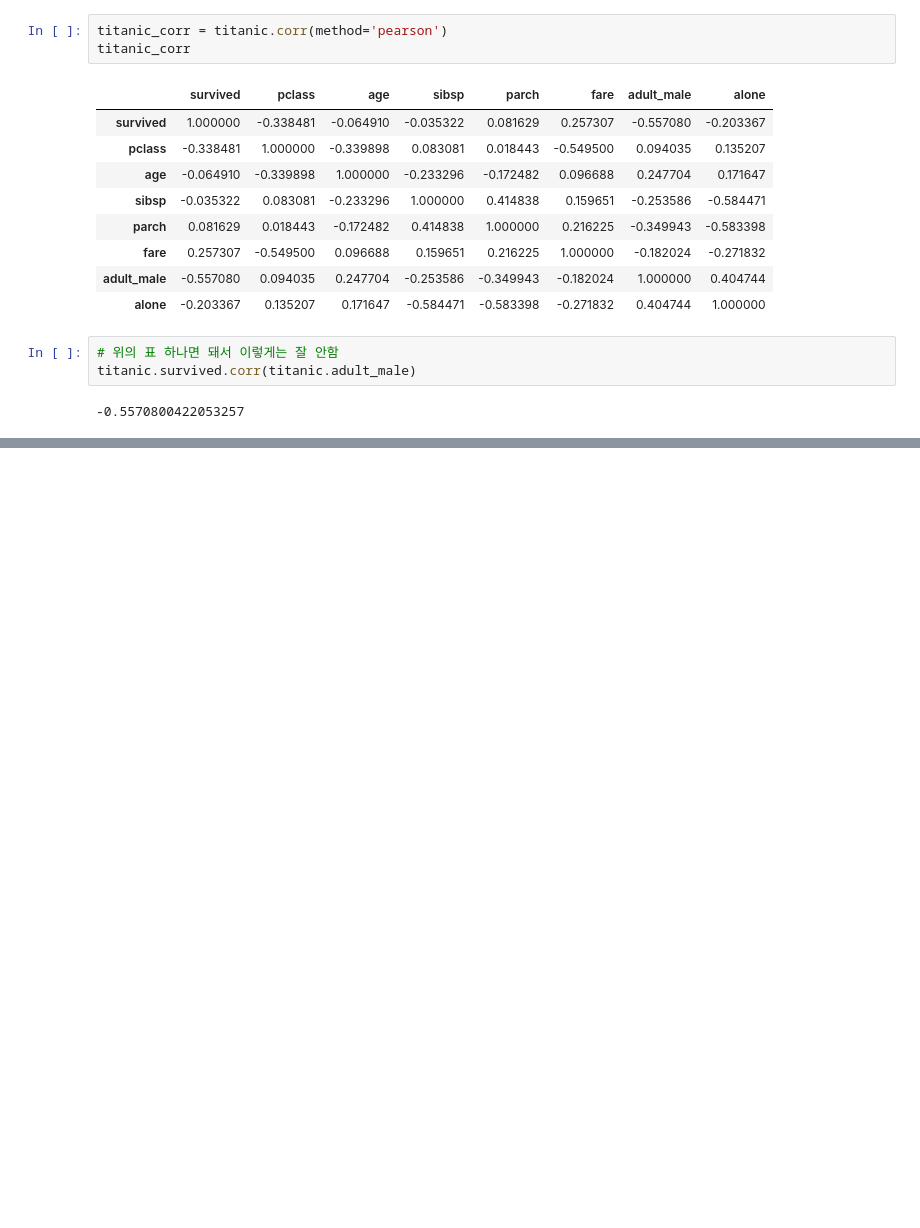
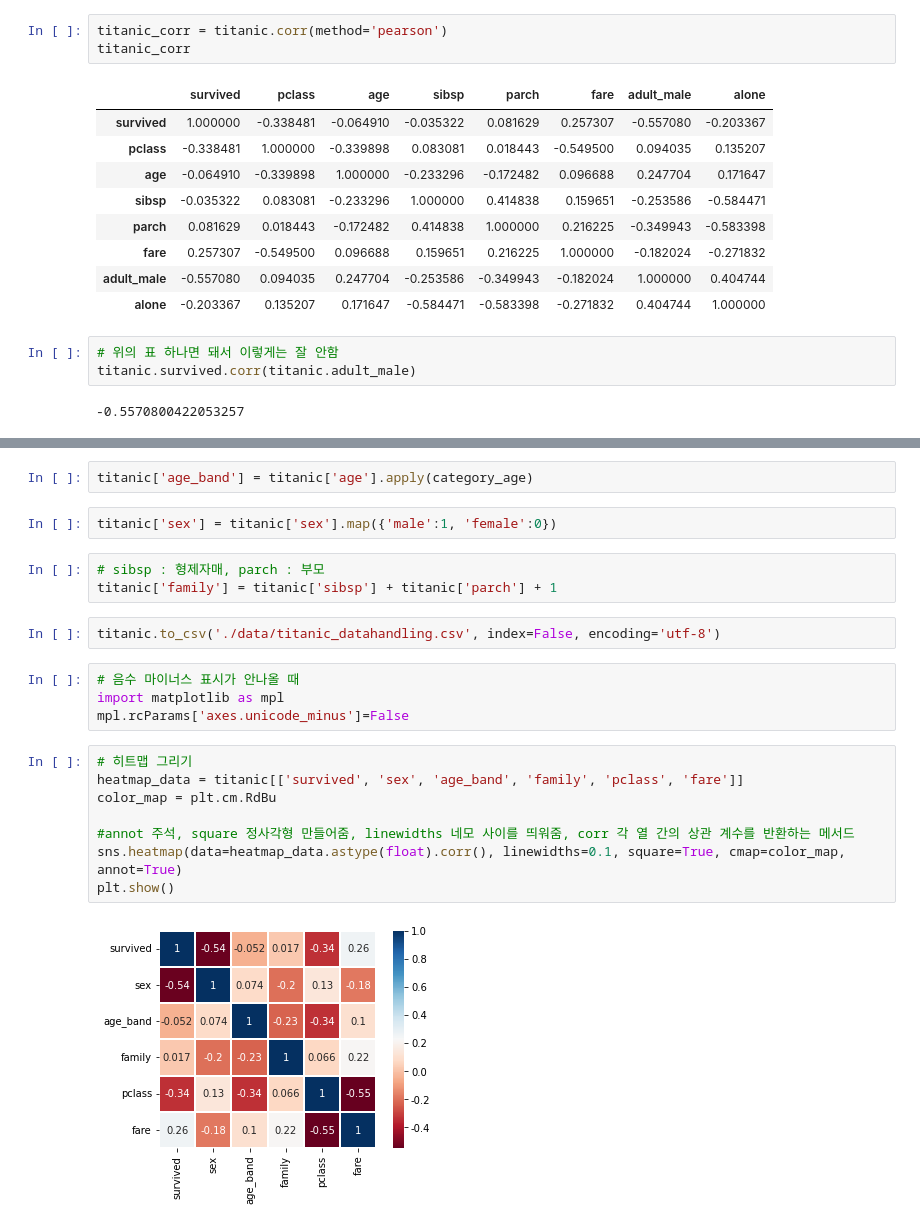
Before and after one commit to Lynnsdata/StudyBigData, a Jupyter notebook: day04/titanic_survival_analysis.ipynb, the cells around one changed output, grey strips where cells are left out. Cells and saved outputs as stored; diff of their text form; blank space fills up the shorter version.

```diff
--- a/day04/titanic_survival_analysis.ipynb
+++ b/day04/titanic_survival_analysis.ipynb
@@ -278,0 +331,23 @@ plt.show()
+# %%
+titanic['age_band'] = titanic['age'].apply(category_age)
+# %%
+titanic['sex'] = titanic['sex'].map({'male':1, 'female':0})
+# %%
+# sibsp : 형제자매, parch : 부모
+titanic['family'] = titanic['sibsp'] + titanic['parch'] + 1
+# %%
+titanic.to_csv('./data/titanic_datahandling.csv', index=False, encoding='utf-8')
+# %%
+# 음수 마이너스 표시가 안나올 때
+import matplotlib as mpl
+mpl.rcParams['axes.unicode_minus']=False
+# %%
+# 히트맵 그리기
+heatmap_data = titanic[['survived', 'sex', 'age_band', 'family', 'pclass', 'fare']]
+color_map = plt.cm.RdBu
+
+#annot 주석, square 정사각형 만들어줌, linewidths 네모 사이를 띄워줌, corr 각 열 간의 상관 계수를 반환하는 메서드
+sns.heatmap(data=heatmap_data.astype(float).corr(), linewidths=0.1, square=True, cmap=color_map, annot=True)
+plt.show()
+# %% [output]
+[figure, added]
```
Also changed, not shown: parts of 10 cells of this notebook, 17 other files.
